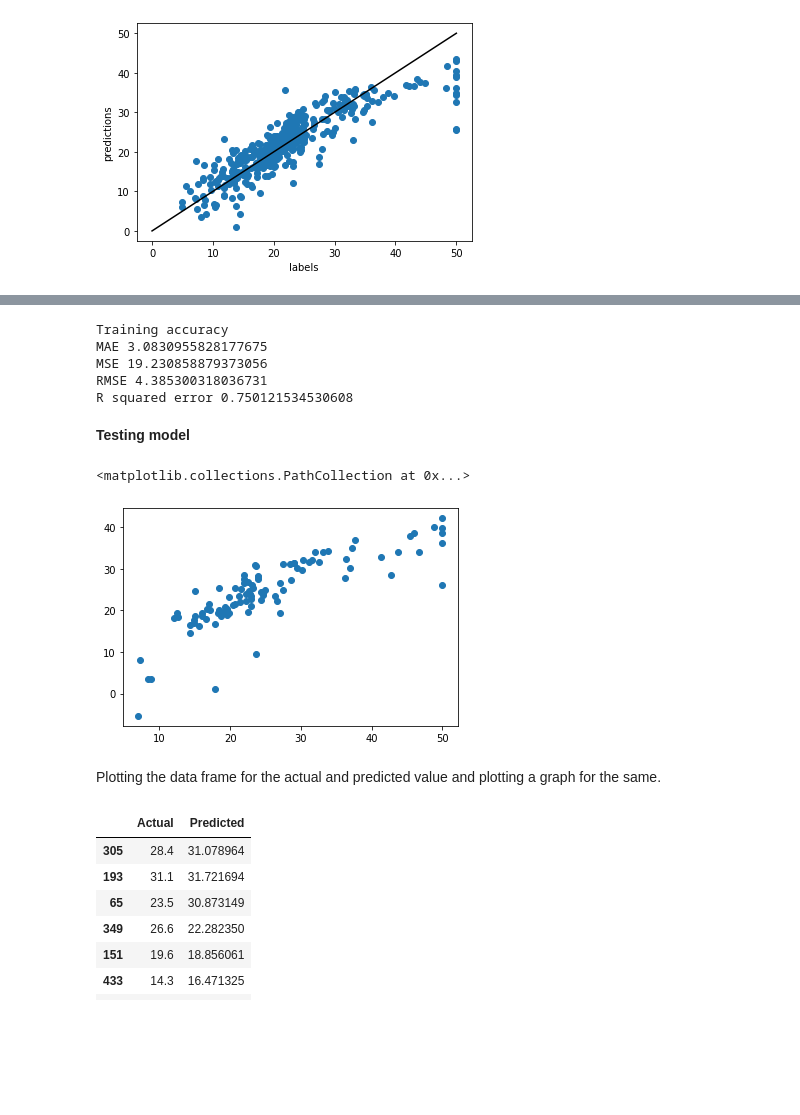
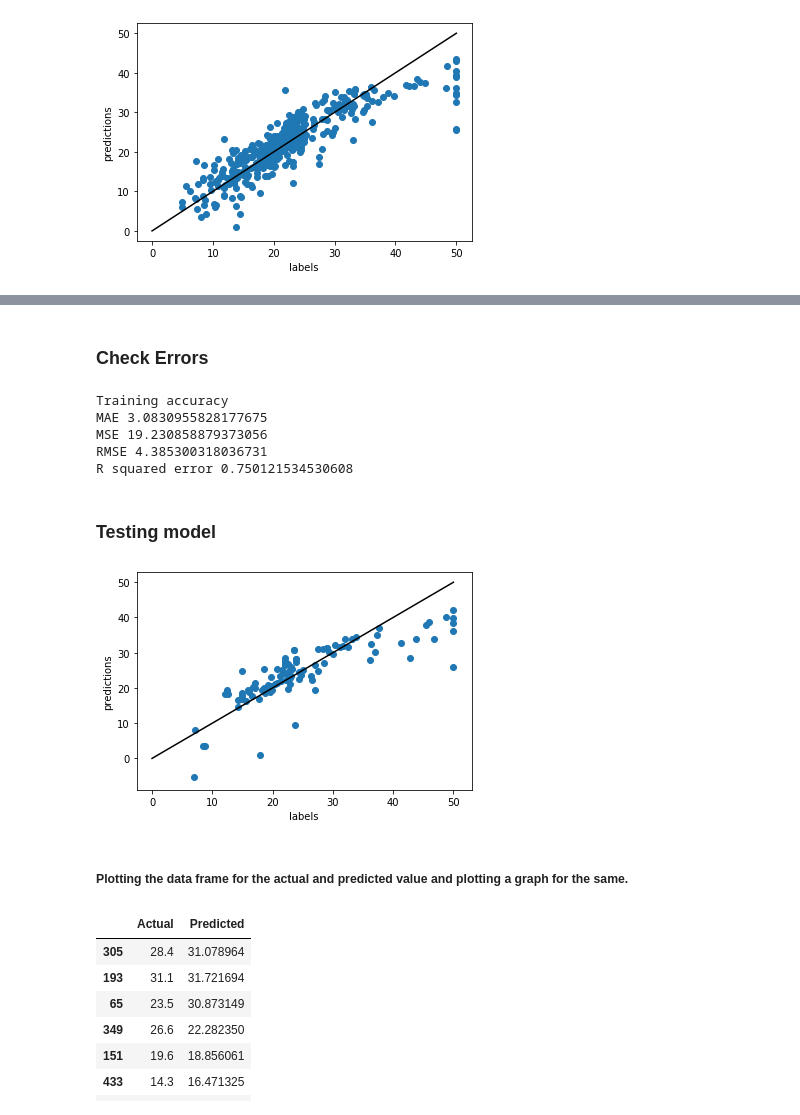
Before and after one commit to DSC-UTDallas/explore-ml, a Jupyter notebook: beginner_track/regression/Beginner_ML_Linear_Regression.ipynb, the cells around one changed output, grey strips where cells are left out. Drawn from its saved outputs; the diff is of its cells as text; code cells hidden in the pictures; blank space fills up the shorter version.

```diff
--- a/beginner_track/regression/Beginner_ML_Linear_Regression.ipynb
+++ b/beginner_track/regression/Beginner_ML_Linear_Regression.ipynb
@@ -53,7 +68,7 @@ bos.head()
 | 3 | 0.03237 | 0.0 | 2.18 | 0.0 | 0.458 | 6.998 | 45.8 | 6.0622 | 3.0 | 222.0 | 18.7 | ... |
 | 4 | 0.06905 | 0.0 | 2.18 | 0.0 | 0.458 | 7.147 | 54.2 | 6.0622 | 3.0 | 222.0 | 18.7 | ... |
 # %%
-bos.columns = ['CRIM', 'ZN', 'INDUS', 'CHAS', 'NOX', 'RM', 'AGE', 'DIS', 'RAD', 'TAX', 'PTRATIO', 'B', 'LSTAT']
+bos.columns = ['CRIM', 'ZN', 'INDUS', 'CHAS', 'NOX', 'RM', 'AGE', 'DIS', 'RAD', 'TAX', 'PTRATIO', 'B', 'LSTAT', 'MEDV']
 bos.head()
 # %% [output]
 |  | CRIM | ZN | INDUS | CHAS | NOX | RM | AGE | DIS | RAD | TAX | PTRATIO | ... |
@@ -216,3 +252,5 @@ plt.show()
+# %% [markdown]
+### Check Errors
 # %%
 from sklearn import metrics
 from sklearn.metrics import r2_score
@@ -228,15 +266,18 @@ MSE 19.230858879373056
 RMSE 4.385300318036731
 R squared error 0.750121534530608
 # %% [markdown]
-**Testing model**
+### Testing model
 # %%
 prediction = lm.predict(X_test)
+plt.plot([0,50], [0, 50], 'k-')
 plt.scatter(y_test, prediction)
+plt.xlabel('labels')
+plt.ylabel('predictions')
+plt.show()
 # %% [output]
-<matplotlib.collections.PathCollection at 0x...>
-[figure, old version]
+[figure, new version]
 # %% [markdown]
-Plotting the data frame for the actual and predicted value and plotting a graph for the same.
+##### Plotting the data frame for the actual and predicted value and plotting a graph for the same.
 # %%
 df1 = pd.DataFrame({'Actual': y_test, 'Predicted':prediction})
 df2 = df1.head(10)
```
Also changed, not shown: parts of 52 cells of this notebook, 3 other files.
